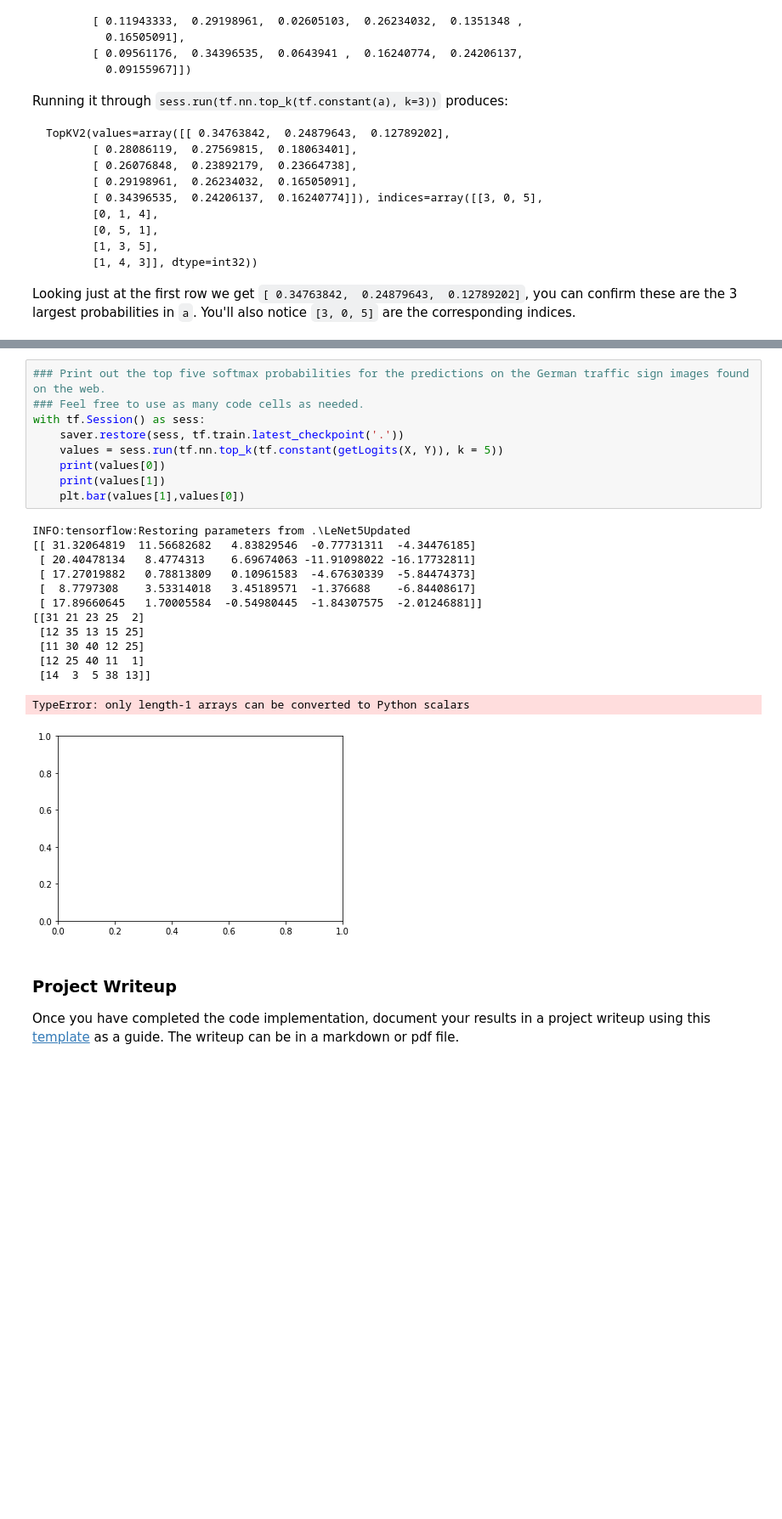
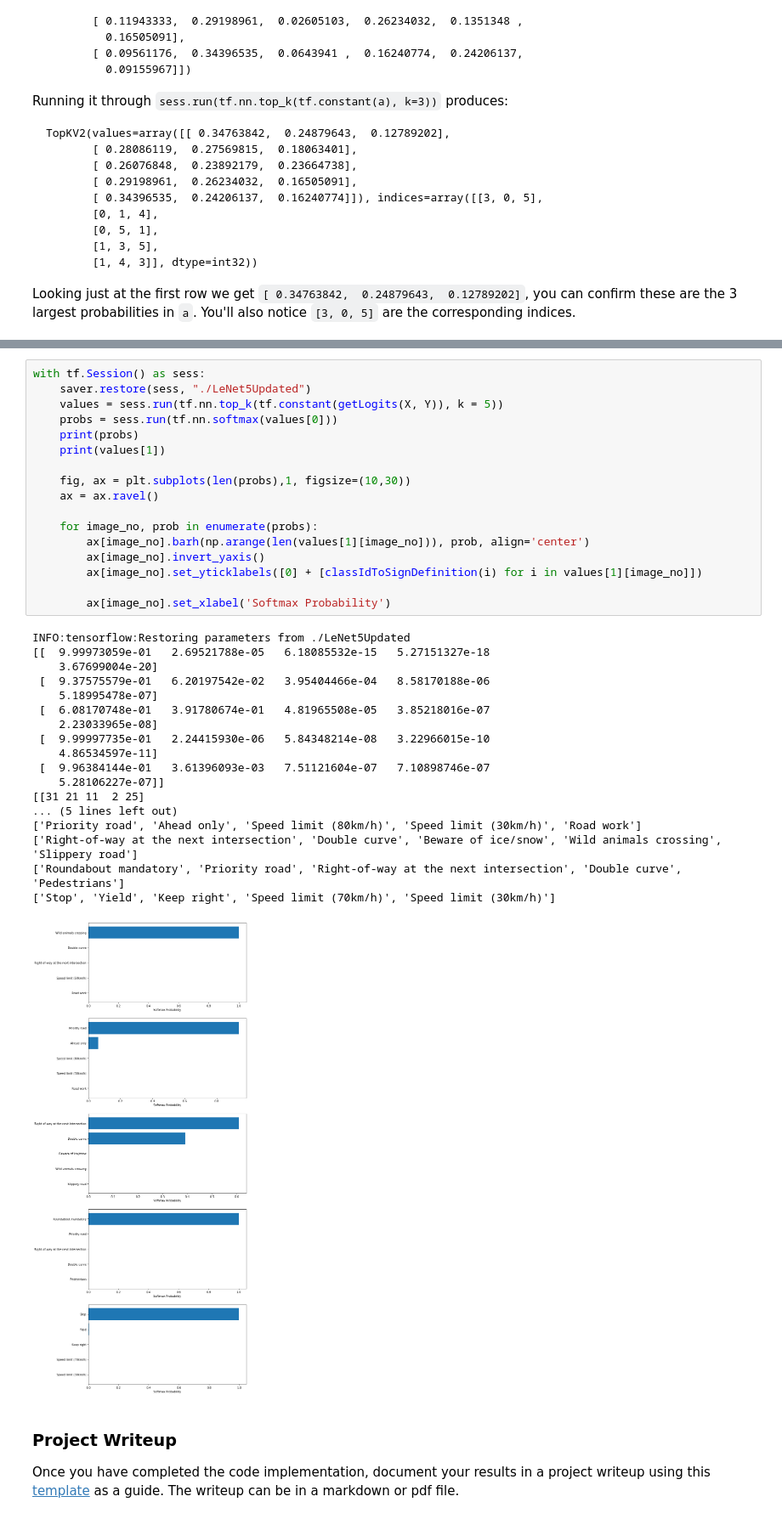
Before and after one commit to kushshukla24/P2_TrafficSignalClassifier, a Jupyter notebook: Traffic_Sign_Classifier.ipynb, the cells around one changed output, grey strips where cells are left out. Shown: that part at 85% size. Saved outputs shown, nothing was run; the diff lists cells and outputs as text; blank space fills up the shorter version.

```diff
--- a/Traffic_Sign_Classifier.ipynb
+++ b/Traffic_Sign_Classifier.ipynb
@@ -668,29 +647,42 @@ Looking just at the first row we get `[ 0.34763842,  0.24879643,  0.12789202]`,
 def getLogits(X_data, y_data):
     session = tf.get_default_session()
     return session.run(logits, feed_dict={x:X_data, y:y_data, keep_prob_dropout:1.})
-# %%
-### Print out the top five softmax probabilities for the predictions on the German traffic sign images found on the web.
-### Feel free to use as many code cells as needed.
-with tf.Session() as sess:
-    saver.restore(sess, tf.train.latest_checkpoint('.'))
-    values = sess.run(tf.nn.top_k(tf.constant(getLogits(X, Y)), k = 5))
-    print(values[0])
-    print(values[1])
-    plt.bar(values[1],values[0])
-# %% [output]
-INFO:tensorflow:Restoring parameters from .\LeNet5Updated
-[[ 31.32064819  11.56682682   4.83829546  -0.77731311  -4.34476185]
- [ 20.40478134   8.4774313    6.69674063 -11.91098022 -16.17732811]
- [ 17.27019882   0.78813809   0.10961583  -4.67630339  -5.84474373]
- [  8.7797308    3.53314018   3.45189571  -1.376688    -6.84408617]
- [ 17.89660645   1.70005584  -0.54980445  -1.84307575  -2.01246881]]
-[[31 21 23 25  2]
- [12 35 13 15 25]
- [11 30 40 12 25]
- [12 25 40 11  1]
- [14  3  5 38 13]]
-TypeError: only length-1 arrays can be converted to Python scalars
-[figure, removed]
+# %%
+with tf.Session() as sess:
+    saver.restore(sess, "./LeNet5Updated")
+    values = sess.run(tf.nn.top_k(tf.constant(getLogits(X, Y)), k = 5))
+    probs = sess.run(tf.nn.softmax(values[0]))
+    print(probs)
+    print(values[1])
+
+    fig, ax = plt.subplots(len(probs),1, figsize=(10,30))
+    ax = ax.ravel()
+
+    for image_no, prob in enumerate(probs):
+        ax[image_no].barh(np.arange(len(values[1][image_no])), prob, align='center')
+        ax[image_no].invert_yaxis()
+        ax[image_no].set_yticklabels([0] + [classIdToSignDefinition(i) for i in values[1][image_no]])
+
+        ax[image_no].set_xlabel('Softmax Probability')
+# %% [output]
+INFO:tensorflow:Restoring parameters from ./LeNet5Updated
+[[  9.99973059e-01   2.69521788e-05   6.18085532e-15   5.27151327e-18
+    3.67699004e-20]
+ [  9.37575579e-01   6.20197542e-02   3.95404466e-04   8.58170188e-06
+    5.18995478e-07]
+ [  6.08170748e-01   3.91780674e-01   4.81965508e-05   3.85218016e-07
+    2.23033965e-08]
+ [  9.99997735e-01   2.24415930e-06   5.84348214e-08   3.22966015e-10
+    4.86534597e-11]
+ [  9.96384144e-01   3.61396093e-03   7.51121604e-07   7.10898746e-07
+    5.28106227e-07]]
+[[31 21 11  2 25]
+... (5 lines left out)
+['Priority road', 'Ahead only', 'Speed limit (80km/h)', 'Speed limit (30km/h)', 'Road work']
+['Right-of-way at the next intersection', 'Double curve', 'Beware of ice/snow', 'Wild animals crossing', 'Slippery road']
+['Roundabout mandatory', 'Priority road', 'Right-of-way at the next intersection', 'Double curve', 'Pedestrians']
+['Stop', 'Yield', 'Keep right', 'Speed limit (70km/h)', 'Speed limit (30km/h)']
+[figure, added]
 # %% [markdown]
 ### Project Writeup
 
```
Also changed, not shown: parts of 16 cells of this notebook, 13 other files.
